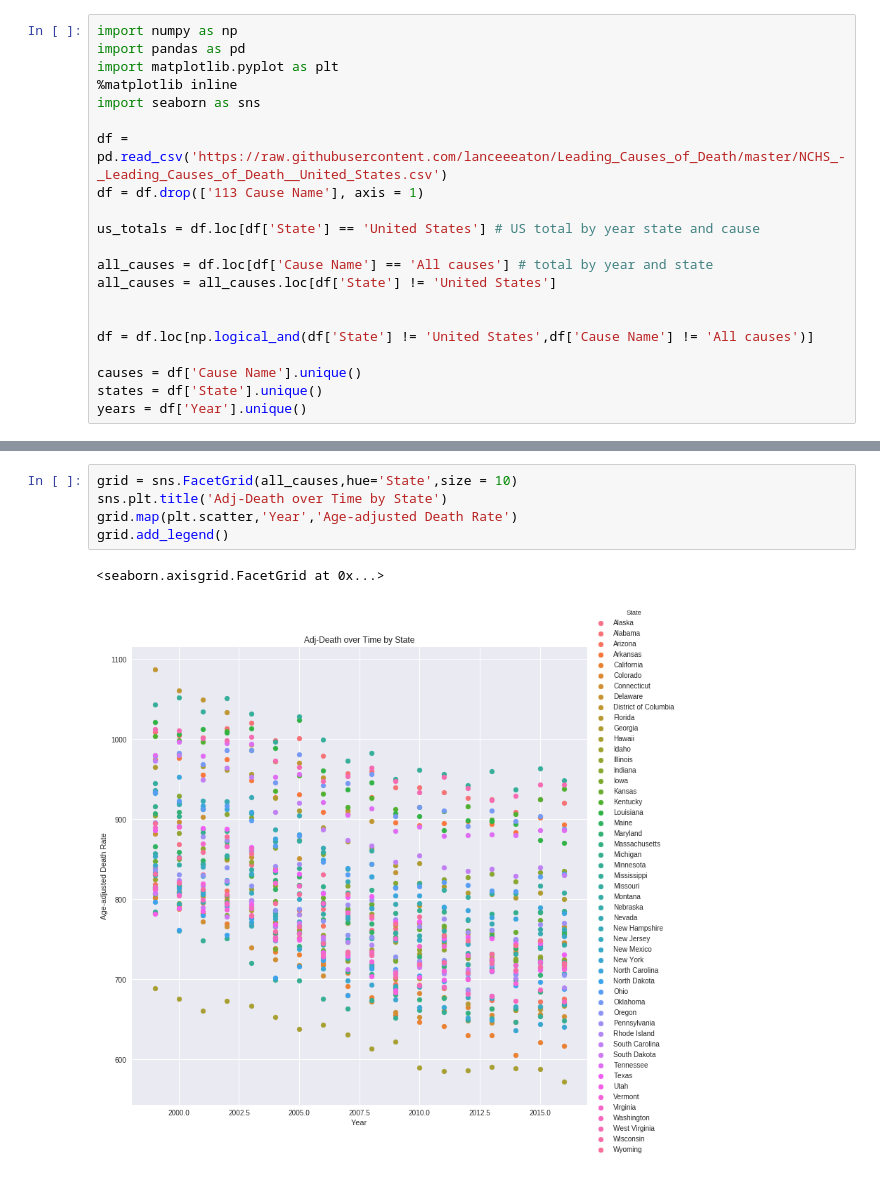
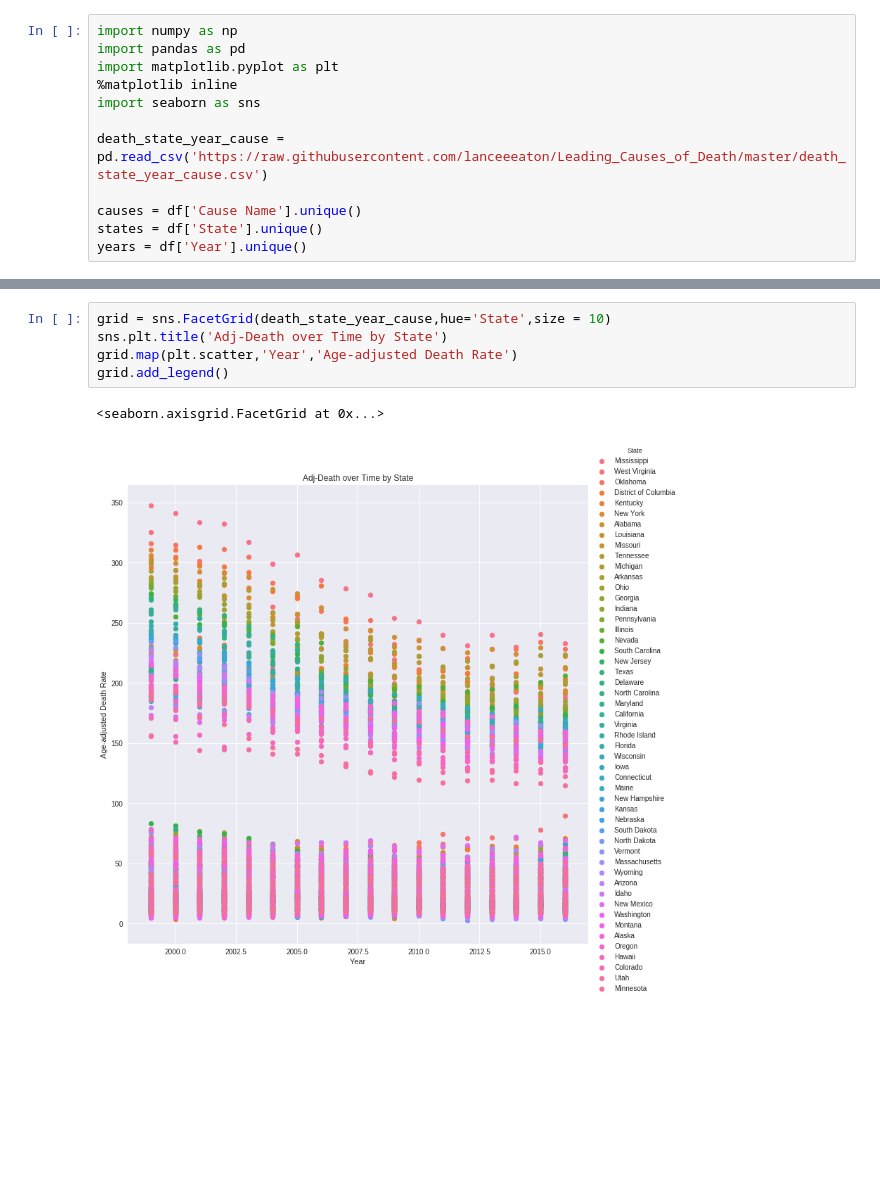
Before and after one commit to lanceeeaton/Leading_Causes_of_Death, a Jupyter notebook: Leading_Causes_of_Death.ipynb, the cells around one changed output, grey strips where cells are left out. Saved outputs shown, nothing was run; the diff lists cells and outputs as text; blank space fills up the shorter version.

```diff
--- a/Leading_Causes_of_Death.ipynb
+++ b/Leading_Causes_of_Death.ipynb
@@ -5,16 +5,7 @@ import matplotlib.pyplot as plt
 %matplotlib inline
 import seaborn as sns
 
-df = pd.read_csv('https://raw.githubusercontent.com/lanceeeaton/Leading_Causes_of_Death/master/NCHS_-_Leading_Causes_of_Death__United_States.csv')
-df = df.drop(['113 Cause Name'], axis = 1)
-
-us_totals = df.loc[df['State'] == 'United States'] # US total by year state and cause
-
-all_causes = df.loc[df['Cause Name'] == 'All causes'] # total by year and state
-all_causes = all_causes.loc[df['State'] != 'United States']
-
-
-df = df.loc[np.logical_and(df['State'] != 'United States',df['Cause Name'] != 'All causes')]
+death_state_year_cause = pd.read_csv('https://raw.githubusercontent.com/lanceeeaton/Leading_Causes_of_Death/master/death_state_year_cause.csv')
 
 causes = df['Cause Name'].unique()
 states = df['State'].unique()
@@ -30,8 +30,8 @@ grid.add_legend()
 # %%
-grid = sns.FacetGrid(all_causes,hue='State',size = 10)
+grid = sns.FacetGrid(death_state_year_cause,hue='State',size = 10)
 sns.plt.title('Adj-Death over Time by State')
 grid.map(plt.scatter,'Year','Age-adjusted Death Rate')
 grid.add_legend()
 # %% [output]
 <seaborn.axisgrid.FacetGrid at 0x...>
-[figure, old version]
+[figure, new version]
```
Also changed, not shown: parts of 2 cells of this notebook.
